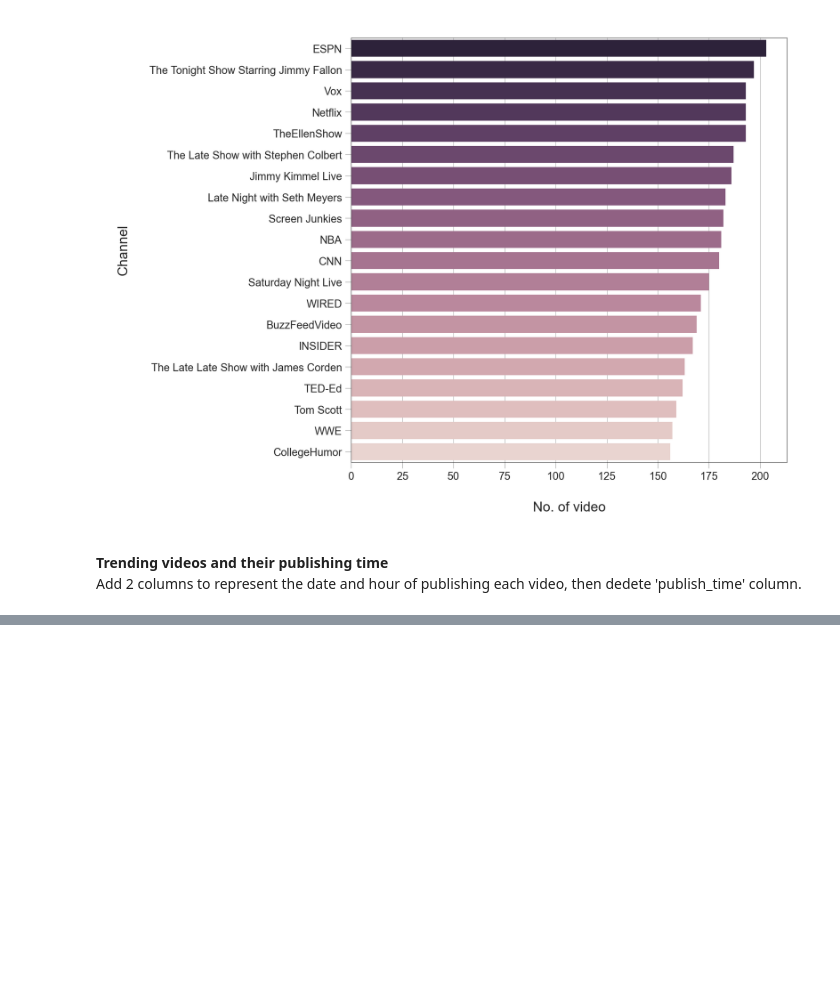
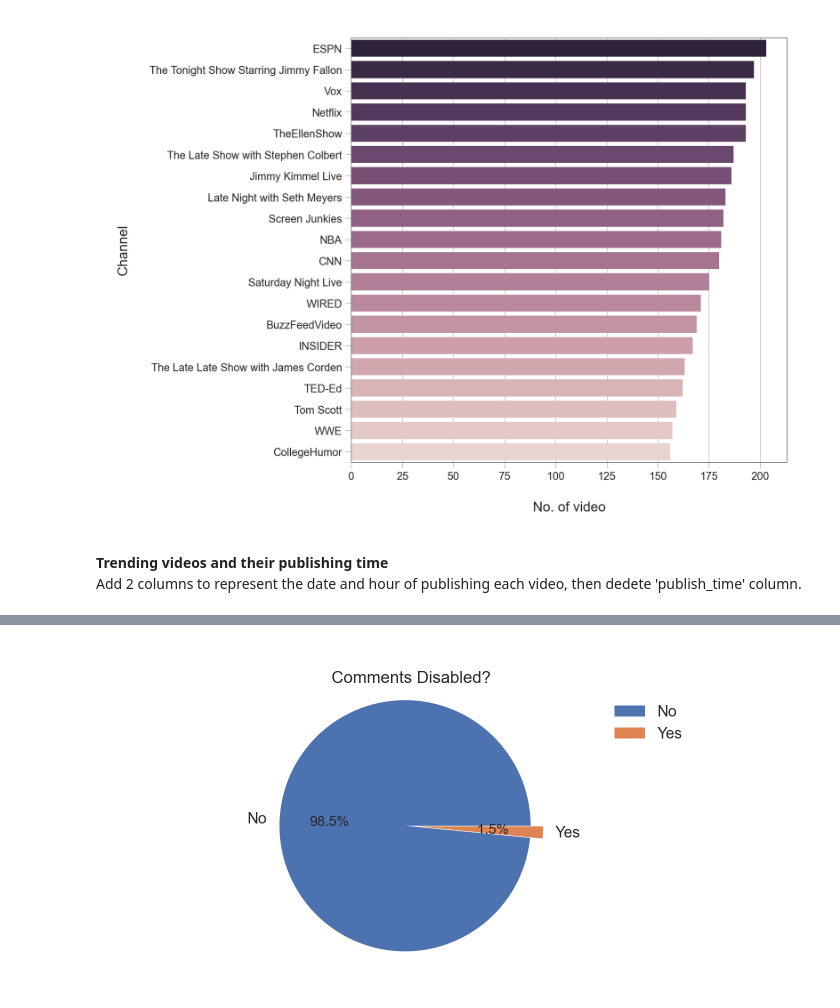
Before and after one commit to Rosiee0312/Youtube-Trending-videos, a Jupyter notebook: YouTube Trending Videos Analysis.ipynb, the cells around one changed output, grey strips where cells are left out. Drawn from its saved outputs; the diff is of its cells as text; code cells hidden in the pictures; blank space fills up the shorter version.

```diff
--- a/YouTube Trending Videos Analysis.ipynb
+++ b/YouTube Trending Videos Analysis.ipynb
@@ -390,0 +430,12 @@ df['publishing_day'] = df['publish_time'].apply(lambda x: datetime.datetime.strp
+# %%
+explode = (0.1,0)
+fig1, ax1 = plt.subplots(figsize=(6,3))
+ax1.pie(df['comments_disabled'].value_counts(), explode=explode,labels=['No','Yes'], autopct='%1.1f%%')
+# Equal aspect ratio ensures that pie is drawn as a circle
+ax1.axis('equal')
+plt.tight_layout()
+plt.legend()
+plt.title('Comments Disabled?')
+plt.show()
+# %% [output]
+[figure, added]
```
Also changed, not shown: parts of 15 cells of this notebook.
